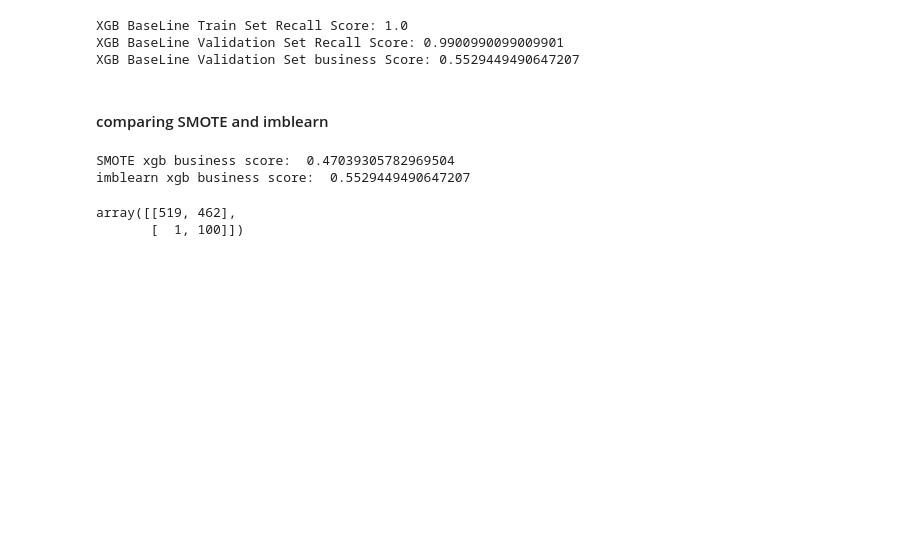
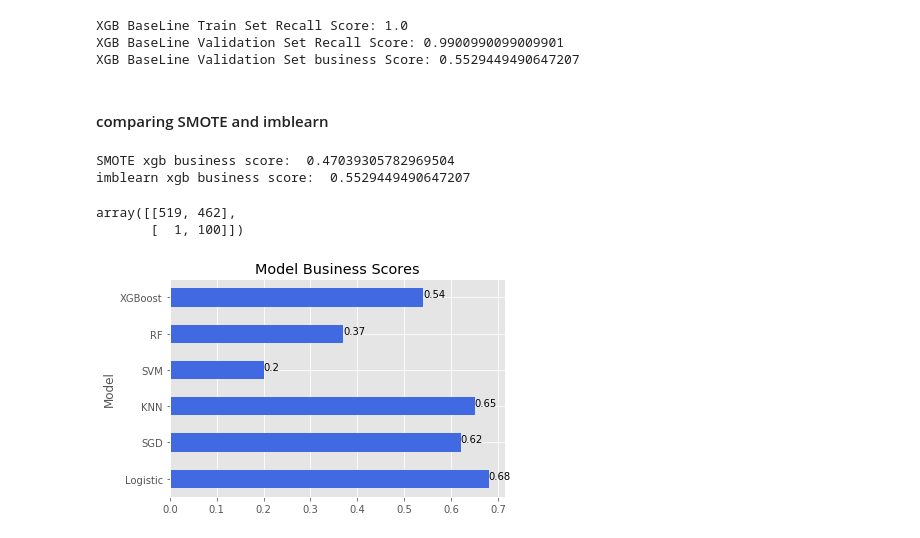
Before and after one commit to cosmochoi/healthcare_fraud, a Jupyter notebook: ML_models_FINAL.ipynb, the cells around one changed output. Saved outputs shown, nothing was run; the diff lists cells and outputs as text; code cells hidden in the pictures; blank space fills up the shorter version.

```diff
--- a/ML_models_FINAL.ipynb
+++ b/ML_models_FINAL.ipynb
@@ -1001,4 +1017,12 @@ confusion_matrix(y_test, best_xgb.predict(X_test))
 # %% [output]
 array([[519, 462],
        [  1, 100]])
+# %%
+business_scores.plot.barh(x = 'Model', color = 'royalblue', legend=None)
+plt.title('Model Business Scores')
+business_scores
+for index, value in enumerate(business_scores['Score']):
+    plt.text(value, index, str(round(value,4)))
+# %% [output]
+[figure, added]
 # %%
```
Also changed, not shown: parts of 24 cells of this notebook, 2 other files.
